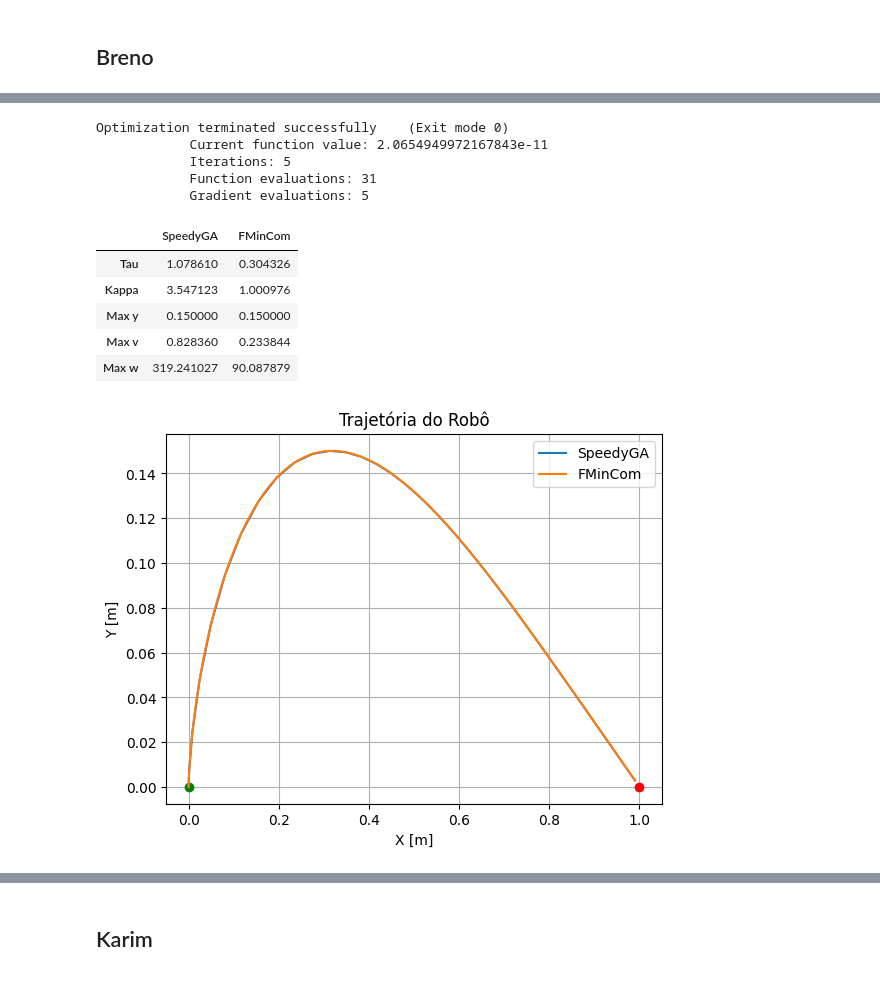
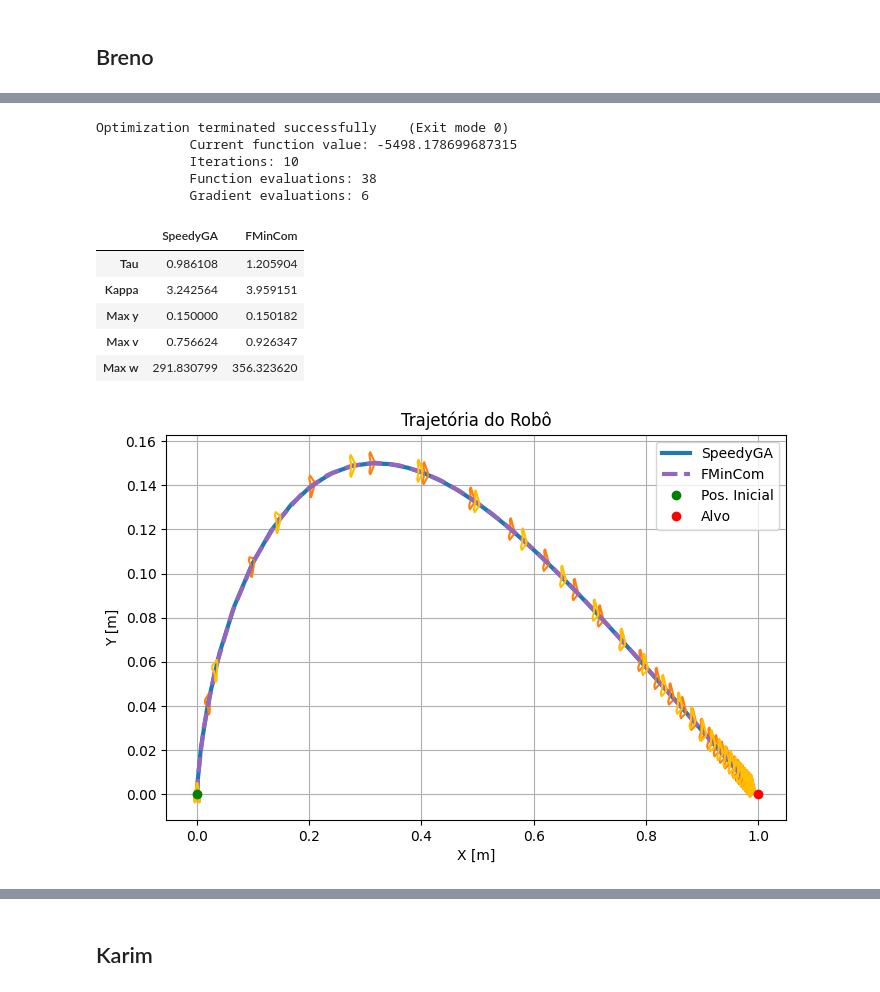
Before and after one commit to matheusloop/Intelligent_Automation, a Jupyter notebook: Atv03/Códigos/Teste.ipynb, the cells around one changed output, grey strips where cells are left out. Saved outputs shown, nothing was run; the diff lists cells and outputs as text; code cells hidden in the pictures.

```diff
--- a/Atv03/Códigos/Teste.ipynb
+++ b/Atv03/Códigos/Teste.ipynb
@@ -113,6 +115,20 @@ plt.grid()
 [figure]
 # %% [markdown]
 # Ortimização dos parâmetros
+# %%
+def plotResults(sol_sga, sol_fmc):
+    plt.figure(figsize=(8, 5))
+    plt.plot( sol_sga.y[0], sol_sga.y[1], label='SpeedyGA',   color="#1f77b4", linewidth=3)
+    plotRobot(sol_sga.y[0], sol_sga.y[1], sol_sga.y[2], 0.005, color="#ff7f0e", step=3)
+    plt.plot( sol_fmc.y[0], sol_fmc.y[1], label='FMinCom',    color="#9467bd", linewidth=3, linestyle='dashed')
+    plotRobot(sol_fmc.y[0], sol_fmc.y[1], sol_fmc.y[2], 0.005, color="#ffbf00", step=3)
+    plt.plot(x[0], y[0], 'go', label='Pos. Inicial')  # Plot goal position
+    plt.plot(goalPos[0], goalPos[1], 'ro', label='Alvo')  # Plot goal position
+    plt.legend()
+    plt.xlabel('X [m]')
+    plt.ylabel('Y [m]')
+    plt.title('Trajetória do Robô')
+    plt.grid()
 # %% [markdown]
 ## Referências
 # %%
@@ -148,7 +164,7 @@ def fitness_function_b(pop):
         x, y, theta = sol.y
         v, w = calcularVarControle(sol.y, 'Breno', [tau, kappa])
 
-        F = 1/np.abs(np.max(np.abs(y)) - y_ref) + 1/np.abs(np.max(np.abs(v)) - v_ref)
+        F = 1/np.abs(np.max(np.abs(y)) - y_ref) + 1/np.abs(np.max(np.abs(v)) - v_ref) + 1/np.abs(np.max(np.abs(w)) - w_ref)
 
         fitness_value.append(F)
 
@@ -181,8 +197,8 @@ def fitness_function_a(pop):
         k      = bin_to_real(ind[int(1/3*len(ind)):int(2/3*len(ind))], 0, 4)
         h      = bin_to_real(ind[int(2/3*len(ind)):], 0, 4)
 
-        sol = solve_ivp(cinematicModel, t_span=t_span, y0 = x0, t_eval=t_eval, method='RK45', events=stopEvent, args=('Karim', [gamma, k, h]))
-        v, w = calcularVarControle(sol.y, 'Karim', [gamma, k, h])
+        sol = solve_ivp(cinematicModel, t_span=t_span, y0 = x0, t_eval=t_eval, method='RK45', events=stopEvent, args=('Aicardi', [gamma, k, h]))
+        v, w = calcularVarControle(sol.y, 'Aicardi', [gamma, k, h])
 
         F = 1/np.abs(np.max(np.abs(v)) - v_ref) + 1/np.abs(np.max(np.abs(w)) - w_ref)
 
@@ -200,9 +216,9 @@ def cost_function_b(params):
     x, y, theta = sol.y
     v, w = calcularVarControle(sol.y, 'Breno', [tau, kappa])
 
-    F = 1/np.abs(np.max(np.abs(y)) - y_ref) + 1/np.abs(np.max(np.abs(v)) - v_ref)
+    F = 1/np.abs(np.max(np.abs(y)) - y_ref) + 1/np.abs(np.max(np.abs(v)) - v_ref) + 1/np.abs(np.max(np.abs(w)) - w_ref)
 
-    return 1/F
+    return -F
 
 def cost_function_k(params):
     Kv, Kw = params
@@ -220,8 +236,8 @@ def cost_function_a(params):
 
     gamma, k, h = params
 
-    sol = solve_ivp(cinematicModel, t_span=t_span, y0 = x0, t_eval=t_eval, method='RK45', events=stopEvent, args=('Karim', [gamma, k, h]))
-    v, w = calcularVarControle(sol.y, 'Karim', [gamma, k, h])
+    sol = solve_ivp(cinematicModel, t_span=t_span, y0 = x0, t_eval=t_eval, method='RK45', events=stopEvent, args=('Aicardi', [gamma, k, h]))
+    v, w = calcularVarControle(sol.y, 'Aicardi', [gamma, k, h])
 
     F = 1/np.abs(np.max(np.abs(v)) - v_ref) + 1/np.abs(np.max(np.abs(w)) - w_ref)
 
@@ -264,13 +280,5 @@ res = pd.DataFrame({
 
 display(res)
 
-plt.plot(goalPos[0], goalPos[1], 'ro')  # Plot goal position
-plt.plot(x[0], y[0], 'go')  # Plot goal position
-plt.plot(sol_sga.y[0], sol_sga.y[1], label='SpeedyGA')
-plt.plot(sol_fmc.y[0], sol_fmc.y[1], label='FMinCom')
-plt.legend()
-plt.xlabel('X [m]')
-plt.ylabel('Y [m]')
-plt.title('Trajetória do Robô')
-plt.grid()
+plotResults(sol_fmc=sol_fmc, sol_sga=sol_sga)
 # %% [output]
@@ -278,12 +286,12 @@ plt.grid()
 Optimization terminated successfully    (Exit mode 0)
-            Current function value: 2.0654949972167843e-11
-            Iterations: 5
-            Function evaluations: 31
-            Gradient evaluations: 5
+            Current function value: -5498.178699687315
+            Iterations: 10
+            Function evaluations: 38
+            Gradient evaluations: 6
 |  | SpeedyGA | FMinCom |
-| Tau | 1.078610 | 0.304326 |
-| Kappa | 3.547123 | 1.000976 |
-| Max y | 0.150000 | 0.150000 |
-| Max v | 0.828360 | 0.233844 |
-| Max w | 319.241027 | 90.087879 |
+| Tau | 0.986108 | 1.205904 |
+| Kappa | 3.242564 | 3.959151 |
+| Max y | 0.150000 | 0.150182 |
+| Max v | 0.756624 | 0.926347 |
+| Max w | 291.830799 | 356.323620 |
-[figure, old version]
+[figure, new version]
```
Also changed, not shown: parts of 13 cells of this notebook, 4 other files.
